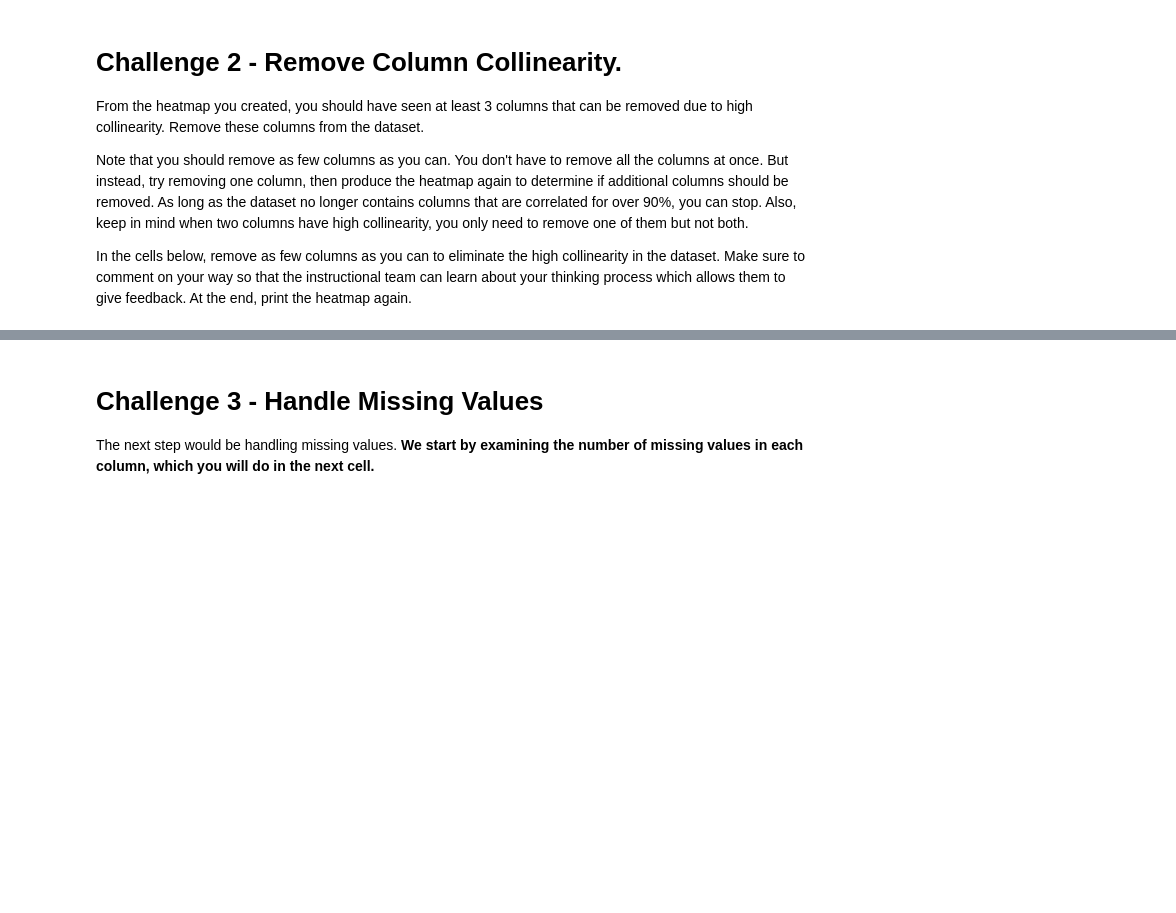
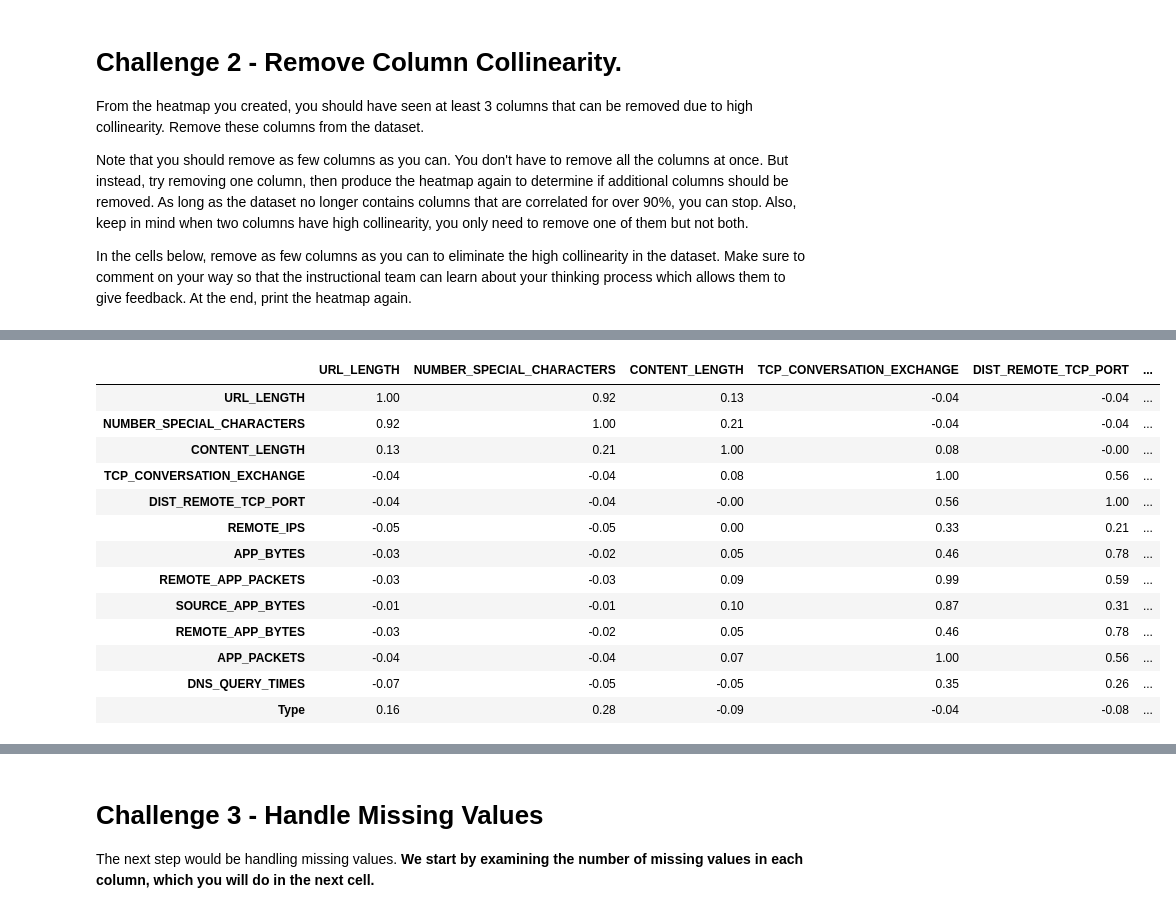
Before and after one commit to castroalberto/dataptmad0923_labs, a Jupyter notebook: module-3/supervised-learning/your-code/main.ipynb, the cells around one changed output, grey strips where cells are left out. Cells and saved outputs as stored; diff of their text form; code cells hidden in the pictures; blank space fills up the shorter version.

```diff
--- a/module-3/supervised-learning/your-code/main.ipynb
+++ b/module-3/supervised-learning/your-code/main.ipynb
@@ -172,0 +187,19 @@ In the cells below, remove as few columns as you can to eliminate the high colli
+# %%
+numeric_websites = websites.select_dtypes(include=[np.number])
+correlation_matrix = round(numeric_websites.corr(numeric_only=True),2)
+correlation_matrix
+# %% [output]
+|  | URL_LENGTH | NUMBER_SPECIAL_CHARACTERS | CONTENT_LENGTH | TCP_CONVERSATION_EXCHANGE | DIST_REMOTE_TCP_PORT | ... |
+| URL_LENGTH | 1.00 | 0.92 | 0.13 | -0.04 | -0.04 | ... |
+| NUMBER_SPECIAL_CHARACTERS | 0.92 | 1.00 | 0.21 | -0.04 | -0.04 | ... |
+| CONTENT_LENGTH | 0.13 | 0.21 | 1.00 | 0.08 | -0.00 | ... |
+| TCP_CONVERSATION_EXCHANGE | -0.04 | -0.04 | 0.08 | 1.00 | 0.56 | ... |
+| DIST_REMOTE_TCP_PORT | -0.04 | -0.04 | -0.00 | 0.56 | 1.00 | ... |
+| REMOTE_IPS | -0.05 | -0.05 | 0.00 | 0.33 | 0.21 | ... |
+| APP_BYTES | -0.03 | -0.02 | 0.05 | 0.46 | 0.78 | ... |
+| REMOTE_APP_PACKETS | -0.03 | -0.03 | 0.09 | 0.99 | 0.59 | ... |
+| SOURCE_APP_BYTES | -0.01 | -0.01 | 0.10 | 0.87 | 0.31 | ... |
+| REMOTE_APP_BYTES | -0.03 | -0.02 | 0.05 | 0.46 | 0.78 | ... |
+| APP_PACKETS | -0.04 | -0.04 | 0.07 | 1.00 | 0.56 | ... |
+| DNS_QUERY_TIMES | -0.07 | -0.05 | -0.05 | 0.35 | 0.26 | ... |
+| Type | 0.16 | 0.28 | -0.09 | -0.04 | -0.08 | ... |
```
Also changed, not shown: parts of 9 cells of this notebook.
